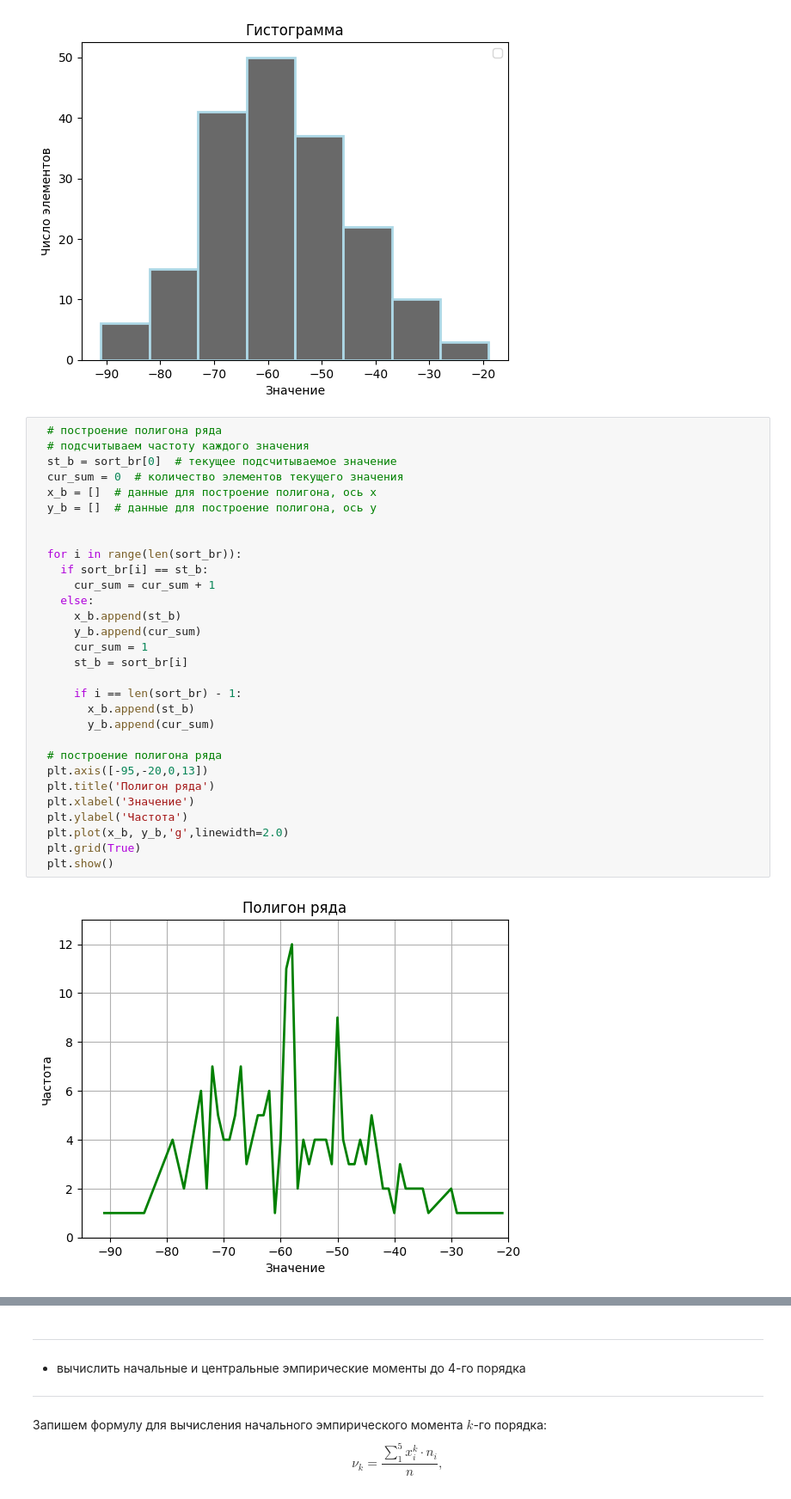
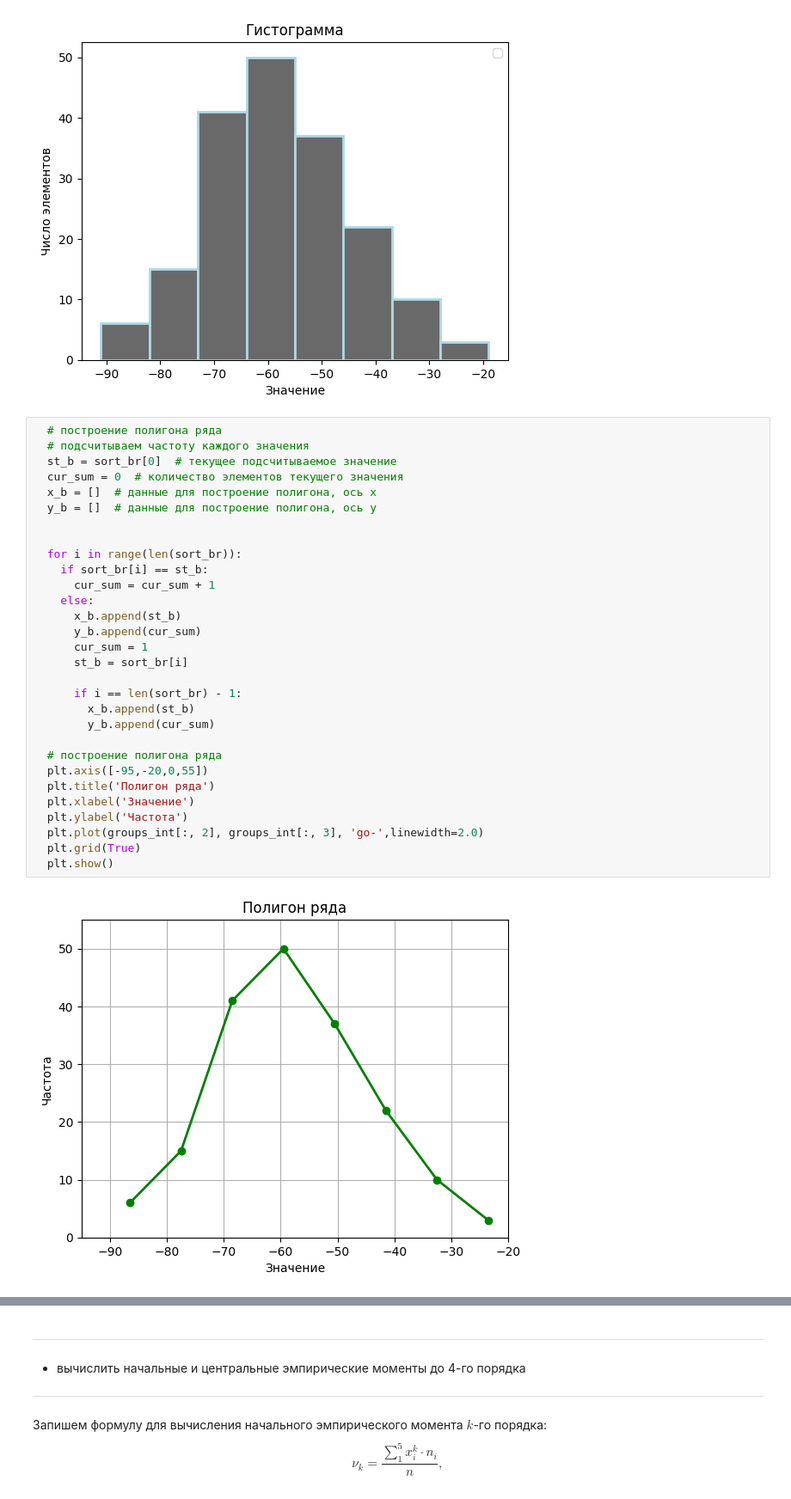
Before and after one commit to a-nechaeva/Math_statistics, a Jupyter notebook: MS_lab_1.ipynb, the cells around one changed output, grey strips where cells are left out. Shown: that part at 86% size. Saved outputs shown, nothing was run; the diff lists cells and outputs as text.

```diff
--- a/MS_lab_1.ipynb
+++ b/MS_lab_1.ipynb
@@ -393,32 +393,32 @@ WARNING:matplotlib.legend:No artists with labels found to put in legend.  Note t
 # %%
   # построение полигона ряда
   # подсчитываем частоту каждого значения
   st_b = sort_br[0]  # текущее подсчитываемое значение
   cur_sum = 0  # количество элементов текущего значения
   x_b = []  # данные для построение полигона, ось x
   y_b = []  # данные для построение полигона, ось y
 
 
   for i in range(len(sort_br)):
     if sort_br[i] == st_b:
       cur_sum = cur_sum + 1
     else:
       x_b.append(st_b)
       y_b.append(cur_sum)
       cur_sum = 1
       st_b = sort_br[i]
 
       if i == len(sort_br) - 1:
         x_b.append(st_b)
         y_b.append(cur_sum)
 
   # построение полигона ряда
-  plt.axis([-95,-20,0,13])
+  plt.axis([-95,-20,0,55])
   plt.title('Полигон ряда')
   plt.xlabel('Значение')
   plt.ylabel('Частота')
-  plt.plot(x_b, y_b,'g',linewidth=2.0)
+  plt.plot(groups_int[:, 2], groups_int[:, 3], 'go-',linewidth=2.0)
   plt.grid(True)
   plt.show()
 # %% [output]
-[figure, old version]
+[figure, new version]
```
Also changed, not shown: parts of 8 cells of this notebook.
